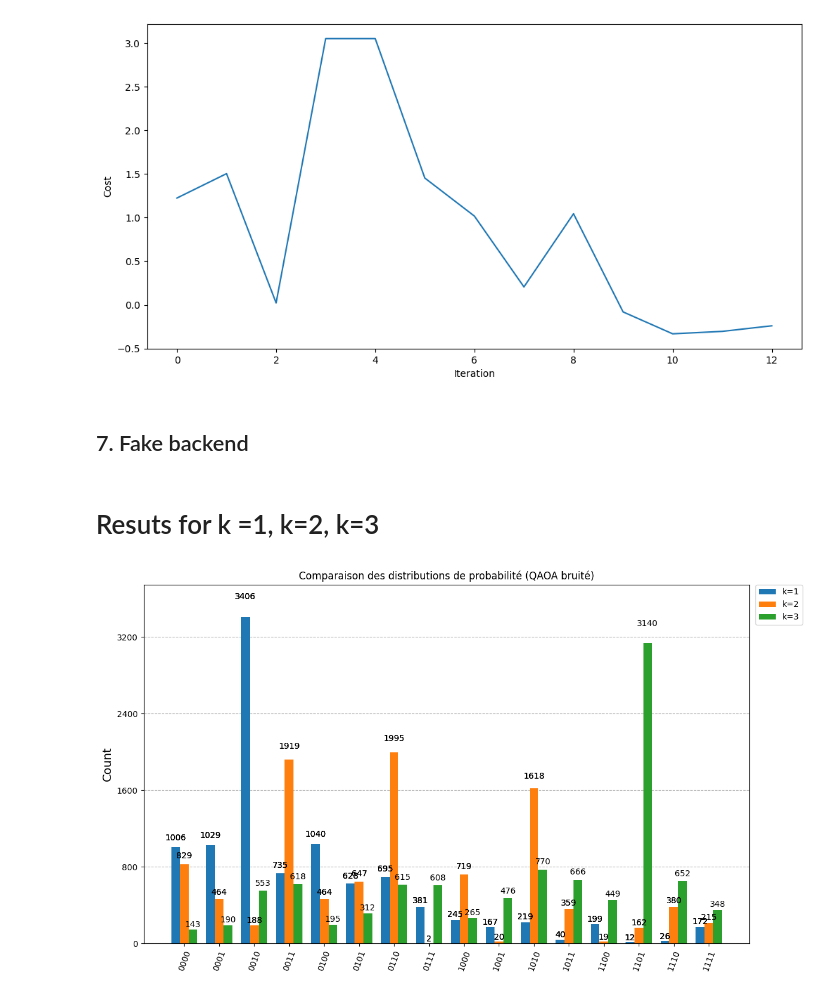
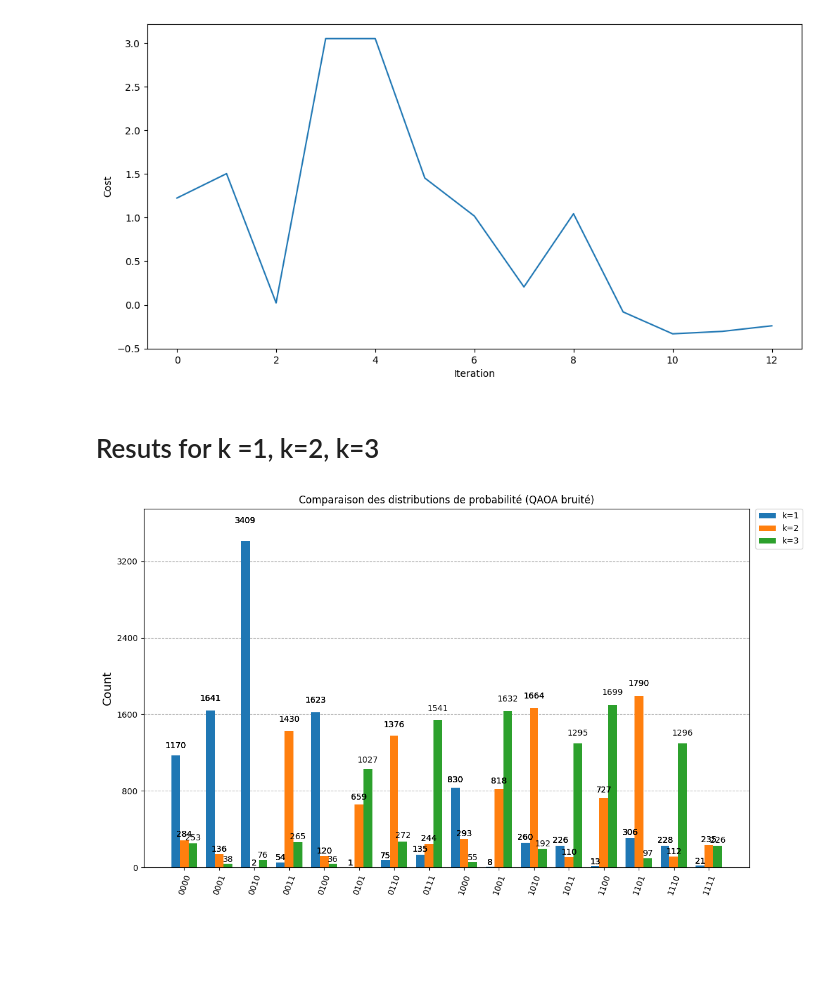
Before and after one commit to hugopgs/Application_Informatique_Quantique, a Jupyter notebook: Projet Noté/Projet.ipynb, the cells around one changed output. Drawn from its saved outputs; the diff is of its cells as text; code cells hidden in the pictures; blank space fills up the shorter version.

```diff
--- a/Projet Noté/Projet.ipynb
+++ b/Projet Noté/Projet.ipynb
@@ -205,6 +207,7 @@ import itertools
 
 combinations = list(itertools.product(*[[0,1]]*4))
 
+R,P=build_R_P(All_categories, Result, k=1, A=0.5, B=0.5, C=1.0)
 values = []
 for combination in combinations:
   values.append((combination, get_criterion(np.array(combination),R, P)))
@@ -252,7 +255,7 @@ def get_operator(sigma: np.ndarray, mu : np.ndarray):
                 z_p[i] = True
                 z_p[j] = True
                 pauli_list.append(Pauli((z_p, x_p)))
-                coeffs.append(sigma[i,j]/4)
+                coeffs.append(sigma[i,j]/2)
 
     #Termes en Zi
     for i in range(num_nodes):
@@ -260,7 +263,7 @@ def get_operator(sigma: np.ndarray, mu : np.ndarray):
             z_p = np.zeros(num_nodes, dtype=bool)
             z_p[i] = True
             pauli_list.append(Pauli((z_p, x_p)))
-            coeffs.append(+mu[i]/2-np.sum(sigma[i])/2)
+            coeffs.append(mu[i]/2-np.sum(sigma[i])/2)
 
     #shift = termes constants
     shift=np.sum(sigma)/4-np.sum(mu)/2
@@ -293,7 +296,7 @@ def get_optimal_qaoa_circuit(r, problem_operator,initial_gamma=np.pi, initial_be
     cost_vals=[]
 
     estimator = Estimator()
-    estimator.options.default_shots = 1000
+    estimator.options.default_shots = 10000
     result = minimize(
             cost_func_estimator,
             init_params,
@@ -325,24 +328,20 @@ plt.show()
 [figure]
 # %%
 def run_qaoa_circuit(circuit, depolarizing_error_prob=0):
-    #génération d'un pass manager adapté à la machine (ici AerSimulator) et avec un niveau d'optimisation de 1
     pass_manager = generate_preset_pass_manager(1, AerSimulator())
 
     if depolarizing_error_prob > 0:
         noise_model = NoiseModel()
-        prob_depolarisation = 0.02
+        # Correction : utiliser l'argument de la fonction
         noise_model.add_all_qubit_quantum_error(
-            depolarizing_error(prob_depolarisation, num_qubits=2), ["cx"]
+            depolarizing_error(depolarizing_error_prob, num_qubits=2), ["cx"]
         )
-        sampler=Sampler(options=dict(backend_options=dict(noise_model=noise_model)))
-    else :
-        sampler=Sampler()
-    isa_optimal_qaoa_circuit=pass_manager.run(optimal_qaoa_circuit)
-    job=sampler.run([isa_optimal_qaoa_circuit],shots=10000)
-    result=job.result()
+        sampler = Sampler(options=dict(backend_options=dict(noise_model=noise_model)))
+    else:
+        sampler = Sampler()
 
-    counts=result[0].data.meas.get_counts()
-
-    return counts
+    # Correction : utiliser 'circuit' et non la variable globale
+    isa_qc = pass_manager.run(circuit)
+    job = sampler.run([isa_qc], shots=10000)
+    result = job.result()
+    return result[0].data.meas.get_counts()
-# %% [markdown]
-## 7. Fake backend
@@ -364,21 +348,28 @@ def fake_backend(isa_optimal_qaoa_circuit):
 # %% [markdown]
 # Resuts for k =1, k=2, k=3
 # %%
+Coef_Pertinence=0.5
+Coef_Redondance=0.5
+Coef_Constraint=1.2
+
+
+
 res=[]
 
 for k in [1, 2, 3]:
-    R, P = build_R_P(All_categories, Result, k=k, A=0.5, B=0.8, C=1.5)
+    R, P = build_R_P(All_categories, Result, k=k, A=Coef_Pertinence, B=Coef_Redondance, C=Coef_Constraint)
     problem_operator = get_operator(R, P)
     optimal_qaoa_circuit, cost_vals = get_optimal_qaoa_circuit(r=3, problem_operator=problem_operator)
-    counts=run_qaoa_circuit(optimal_qaoa_circuit, depolarizing_error_prob=0.2)
+    counts=run_qaoa_circuit(optimal_qaoa_circuit, depolarizing_error_prob=0)
+    # print(counts)
     res.append(counts)
 
 plot_histogram(res,
                legend=[f"k={k}" for k in [1, 2, 3]],
                title="Comparaison des distributions de probabilité (QAOA bruité)",
                figsize=(12, 7))
 # %% [output]
-[figure, old version]
+[figure, new version]
 # %%
 import pickle
 from qiskit_aer.noise import NoiseModel
```
Also changed, not shown: parts of 9 cells of this notebook.
